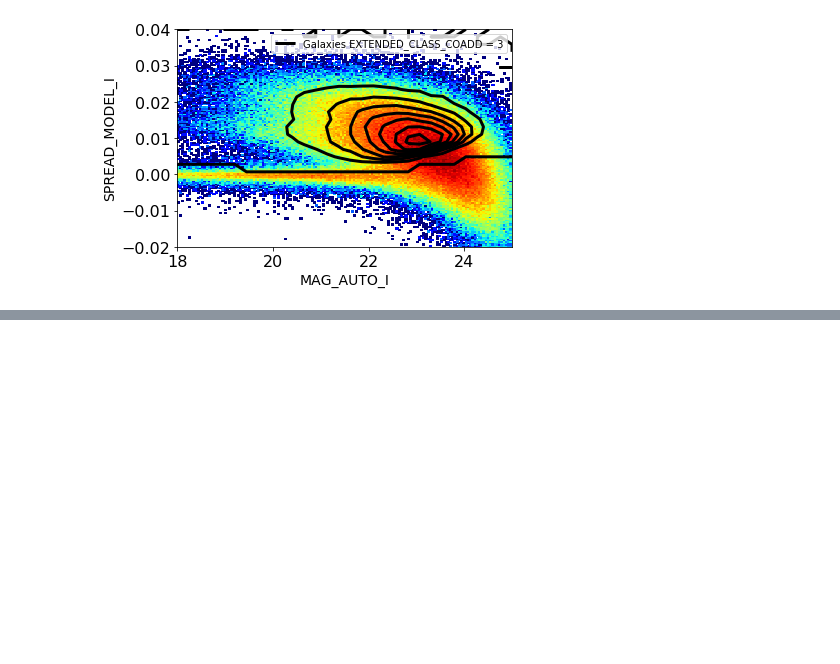
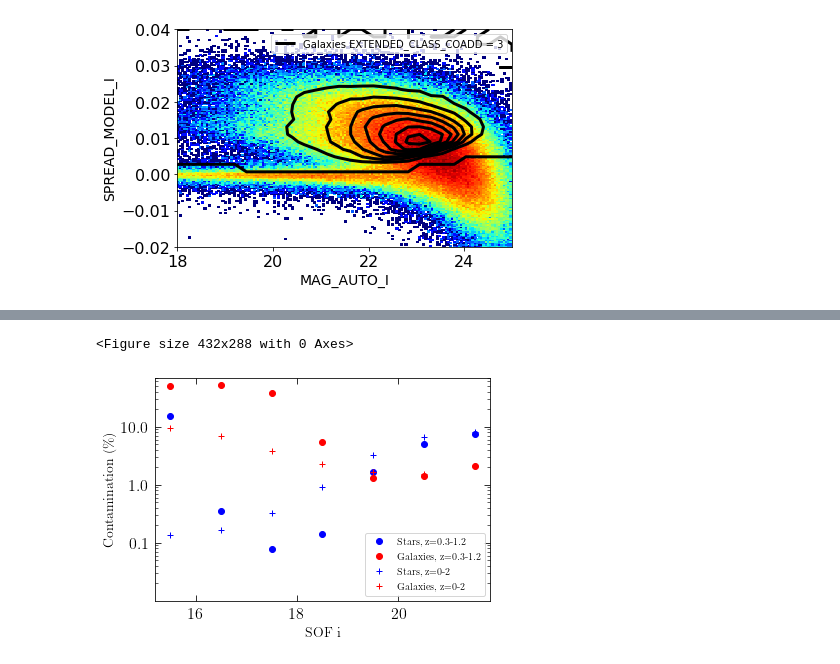
Before and after one commit to nsevilla/y3gold-paper, a Jupyter notebook: y3gold_classification.ipynb, the cells around one changed output, grey strips where cells are left out. Saved outputs shown, nothing was run; the diff lists cells and outputs as text; code cells hidden in the pictures; blank space fills up the shorter version.

```diff
--- a/y3gold_classification.ipynb
+++ b/y3gold_classification.ipynb
@@ -135,0 +178,3 @@ plt.savefig(figsdir+'y3gold_spread_model.png')
+# %%
+Y3_sample = fits.open(datadir+'gold_y3sgsep_forcomparison.fits',memmap=True)
+Y3_sample = Y3_sample[1].data
@@ -135,0 +222,18 @@ plt.savefig(figsdir+'y3gold_spread_model.png')
+# %%
+#measure galaxy ratios
+sgratio_matched = []
+sgratio_onlygold = []
+conversion_factor = []
+dconversion_factor = []
+print('Star/galaxy ratio VHS matched vs Gold only')
+for m,mlo in enumerate(mags):
+    if m == len(mags)-1:
+        continue
+    sgratio_matched.append(compute_sgratio(Y3_vhsmatched_sample,mags[m],mags[m+1]))
+    sgratio_onlygold.append(compute_sgratio(Y3_sample,mags[m],mags[m+1]))
+    conversion_factor.append(sgratio_matched[m][0]/sgratio_onlygold[m][0])
+    dconversion_factor.append(ratio_error(sgratio_matched[m][0],sgratio_onlygold[m][0],
+                                     sgratio_matched[m][1],sgratio_onlygold[m][1]))
+    print("%.1f-%.1f; %.2f+-%.4f; Gold only: %.2f+-%.4f Conversion %.2f+-%.4f" %
+          (mags[m],mags[m+1],sgratio_matched[m][0],sgratio_matched[m][1],
+           sgratio_onlygold[m][0],sgratio_onlygold[m][1],conversion_factor[m],dconversion_factor[m]))
@@ -135,0 +272,2 @@ plt.savefig(figsdir+'y3gold_spread_model.png')
+# %%
+(imp_stars_source,imp_galaxies_source) = compute_metrics_zrange(Y3_vhsmatched_sample, conversion_factor, 0.3, 1.2)
@@ -135,0 +283,2 @@ plt.savefig(figsdir+'y3gold_spread_model.png')
+# %%
+(imp_stars_02,imp_galaxies_02) = compute_metrics_zrange(Y3_vhsmatched_sample, conversion_factor, 0.0, 2.0)
@@ -135,0 +321,22 @@ plt.savefig(figsdir+'y3gold_spread_model.png')
+# %%
+plt.clf()
+fig, ax = plt.subplots(1, 1)
+xstring = 'SOF i'
+ystring = 'Contamination (\%)'
+ax.set_xlabel(xstring)
+ax.set_ylabel(ystring)
+ax.set_yscale('log')
+ax.set_yticks((0.1, 1, 10))
+ax.set_ylim(0.01, 70)
+import matplotlib.ticker
+ax.get_yaxis().set_major_formatter(matplotlib.ticker.ScalarFormatter())
+ax.get_yaxis().set_minor_formatter(matplotlib.ticker.NullFormatter())
+ax.plot(midmags,imp_stars_source,'bo',label='Stars, z=0.3-1.2')
+ax.plot(midmags,imp_galaxies_source,'ro',label='Galaxies, z=0.3-1.2')
+ax.plot(midmags,imp_stars_02,'b+',label='Stars, z=0-2')
+ax.plot(midmags,imp_galaxies_02,'r+',label='Galaxies, z=0-2')
+ax.legend()
+plt.savefig(figsdir+'contamination_test.png')
+# %% [output]
+<Figure size 432x288 with 0 Axes>
+[figure, added]
```
Also changed, not shown: parts of 20 cells of this notebook, 2 other files.
